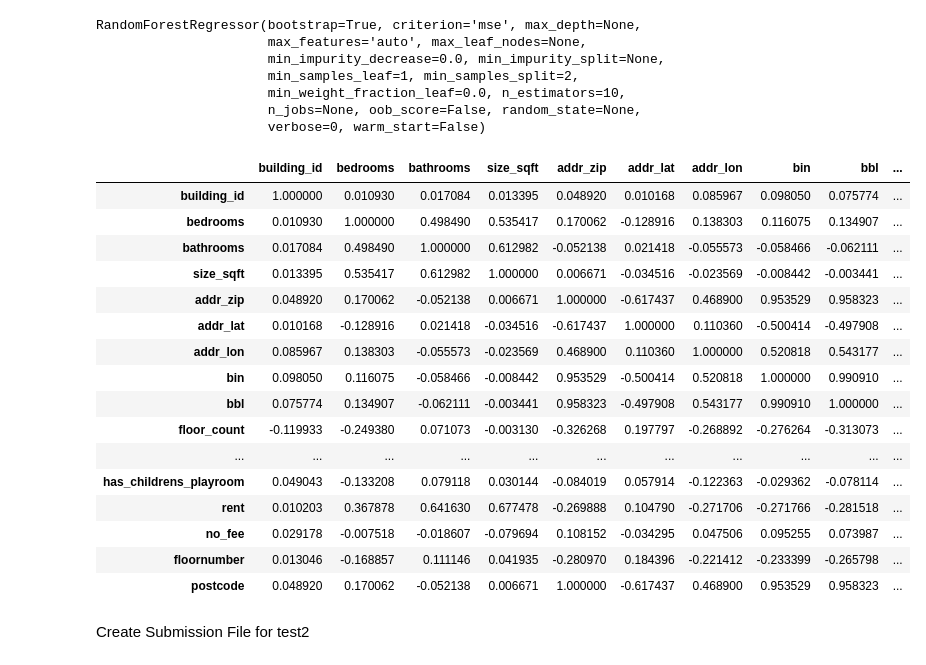
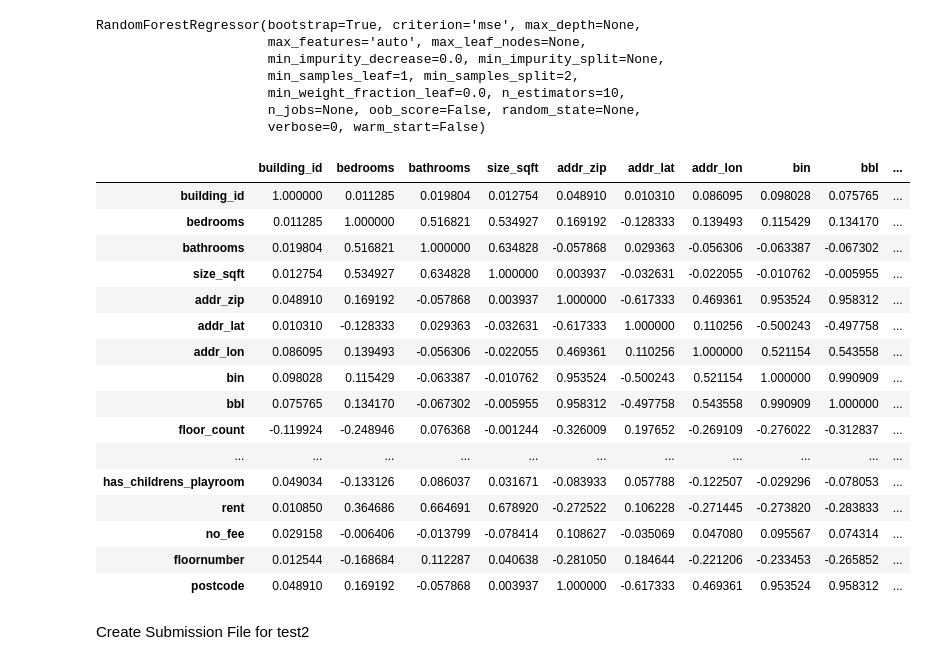
Before and after one commit to fayrouz-mikhael/DataScience-Project, a Jupyter notebook: project_part2.ipynb, the cells around one changed output. Drawn from its saved outputs; the diff is of its cells as text; code cells hidden in the pictures.

```diff
--- a/project_part2.ipynb
+++ b/project_part2.ipynb
@@ -64,15 +78,15 @@ feature_cols = [
      'bedrooms', 'year_built', 'bathrooms', 'min_to_subway',
     'size_sqft', 'no_fee', 'has_doorman'
 ]
-#train_features = train_df[feature_cols]
-train_features = total_df[feature_cols]
+train_features = train_df[feature_cols]
+#train_features = total_df[feature_cols]
 
 # impute missing values with medians
 train_features = train_features.fillna(train_features.median(), axis=0)
 
 # construct target vector
-#train_target = train_df['rent']
-train_target = total_df['rent']
+train_target = train_df['rent']
+#train_target = total_df['rent']
 # %% [markdown]
 Fit model
 # %%
@@ -116,8 +130,8 @@ mean_squared_error(test_df['rent'], test_df['predicted'])
 # %% [markdown]
 Combine Data, Predict Values for Test 3
 # %%
-#master_df = train_df.append(test_df, sort=False)
-master_df = total_df.append(test_df, sort=False)
+master_df = train_df.append(test_df, sort=False)
+#master_df = total_df.append(test_df, sort=False)
 master_features = master_df[feature_cols].fillna(master_df[feature_cols].median(), axis=0)
 master_target = master_df['rent']
 
@@ -131,26 +145,26 @@ RandomForestRegressor(bootstrap=True, criterion='mse', max_depth=None,
                       n_jobs=None, oob_score=False, random_state=None,
                       verbose=0, warm_start=False)
 # %%
-#train_df.corr() #Looking at which features correlate the most with the rent from the training data
-total_df.corr()
+train_df.corr() #Looking at which features correlate the most with the rent from the training data
+#total_df.corr()
 # %% [output]
 |  | building_id | bedrooms | bathrooms | size_sqft | addr_zip | addr_lat | addr_lon | bin | bbl | ... |
-| building_id | 1.000000 | 0.010930 | 0.017084 | 0.013395 | 0.048920 | 0.010168 | 0.085967 | 0.098050 | 0.075774 | ... |
-| bedrooms | 0.010930 | 1.000000 | 0.498490 | 0.535417 | 0.170062 | -0.128916 | 0.138303 | 0.116075 | 0.134907 | ... |
-| bathrooms | 0.017084 | 0.498490 | 1.000000 | 0.612982 | -0.052138 | 0.021418 | -0.055573 | -0.058466 | -0.062111 | ... |
-| size_sqft | 0.013395 | 0.535417 | 0.612982 | 1.000000 | 0.006671 | -0.034516 | -0.023569 | -0.008442 | -0.003441 | ... |
-| addr_zip | 0.048920 | 0.170062 | -0.052138 | 0.006671 | 1.000000 | -0.617437 | 0.468900 | 0.953529 | 0.958323 | ... |
-| addr_lat | 0.010168 | -0.128916 | 0.021418 | -0.034516 | -0.617437 | 1.000000 | 0.110360 | -0.500414 | -0.497908 | ... |
-| addr_lon | 0.085967 | 0.138303 | -0.055573 | -0.023569 | 0.468900 | 0.110360 | 1.000000 | 0.520818 | 0.543177 | ... |
-| bin | 0.098050 | 0.116075 | -0.058466 | -0.008442 | 0.953529 | -0.500414 | 0.520818 | 1.000000 | 0.990910 | ... |
-| bbl | 0.075774 | 0.134907 | -0.062111 | -0.003441 | 0.958323 | -0.497908 | 0.543177 | 0.990910 | 1.000000 | ... |
-| floor_count | -0.119933 | -0.249380 | 0.071073 | -0.003130 | -0.326268 | 0.197797 | -0.268892 | -0.276264 | -0.313073 | ... |
+| building_id | 1.000000 | 0.011285 | 0.019804 | 0.012754 | 0.048910 | 0.010310 | 0.086095 | 0.098028 | 0.075765 | ... |
+| bedrooms | 0.011285 | 1.000000 | 0.516821 | 0.534927 | 0.169192 | -0.128333 | 0.139493 | 0.115429 | 0.134170 | ... |
+| bathrooms | 0.019804 | 0.516821 | 1.000000 | 0.634828 | -0.057868 | 0.029363 | -0.056306 | -0.063387 | -0.067302 | ... |
+| size_sqft | 0.012754 | 0.534927 | 0.634828 | 1.000000 | 0.003937 | -0.032631 | -0.022055 | -0.010762 | -0.005955 | ... |
+| addr_zip | 0.048910 | 0.169192 | -0.057868 | 0.003937 | 1.000000 | -0.617333 | 0.469361 | 0.953524 | 0.958312 | ... |
+| addr_lat | 0.010310 | -0.128333 | 0.029363 | -0.032631 | -0.617333 | 1.000000 | 0.110256 | -0.500243 | -0.497758 | ... |
+| addr_lon | 0.086095 | 0.139493 | -0.056306 | -0.022055 | 0.469361 | 0.110256 | 1.000000 | 0.521154 | 0.543558 | ... |
+| bin | 0.098028 | 0.115429 | -0.063387 | -0.010762 | 0.953524 | -0.500243 | 0.521154 | 1.000000 | 0.990909 | ... |
+| bbl | 0.075765 | 0.134170 | -0.067302 | -0.005955 | 0.958312 | -0.497758 | 0.543558 | 0.990909 | 1.000000 | ... |
+| floor_count | -0.119924 | -0.248946 | 0.076368 | -0.001244 | -0.326009 | 0.197652 | -0.269109 | -0.276022 | -0.312837 | ... |
 | ... | ... | ... | ... | ... | ... | ... | ... | ... | ... | ... |
-| has_childrens_playroom | 0.049043 | -0.133208 | 0.079118 | 0.030144 | -0.084019 | 0.057914 | -0.122363 | -0.029362 | -0.078114 | ... |
-| rent | 0.010203 | 0.367878 | 0.641630 | 0.677478 | -0.269888 | 0.104790 | -0.271706 | -0.271766 | -0.281518 | ... |
-| no_fee | 0.029178 | -0.007518 | -0.018607 | -0.079694 | 0.108152 | -0.034295 | 0.047506 | 0.095255 | 0.073987 | ... |
-| floornumber | 0.013046 | -0.168857 | 0.111146 | 0.041935 | -0.280970 | 0.184396 | -0.221412 | -0.233399 | -0.265798 | ... |
-| postcode | 0.048920 | 0.170062 | -0.052138 | 0.006671 | 1.000000 | -0.617437 | 0.468900 | 0.953529 | 0.958323 | ... |
+| has_childrens_playroom | 0.049034 | -0.133126 | 0.086037 | 0.031671 | -0.083933 | 0.057788 | -0.122507 | -0.029296 | -0.078053 | ... |
+| rent | 0.010850 | 0.364686 | 0.664691 | 0.678920 | -0.272522 | 0.106228 | -0.271445 | -0.273820 | -0.283833 | ... |
+| no_fee | 0.029158 | -0.006406 | -0.013799 | -0.078414 | 0.108627 | -0.035069 | 0.047080 | 0.095567 | 0.074314 | ... |
+| floornumber | 0.012544 | -0.168684 | 0.112287 | 0.040638 | -0.281050 | 0.184644 | -0.221206 | -0.233453 | -0.265852 | ... |
+| postcode | 0.048910 | 0.169192 | -0.057868 | 0.003937 | 1.000000 | -0.617333 | 0.469361 | 0.953524 | 0.958312 | ... |
 # %% [markdown]
 Create Submission File for test2
 # %%
```
Also changed, not shown: parts of 16 cells of this notebook.
